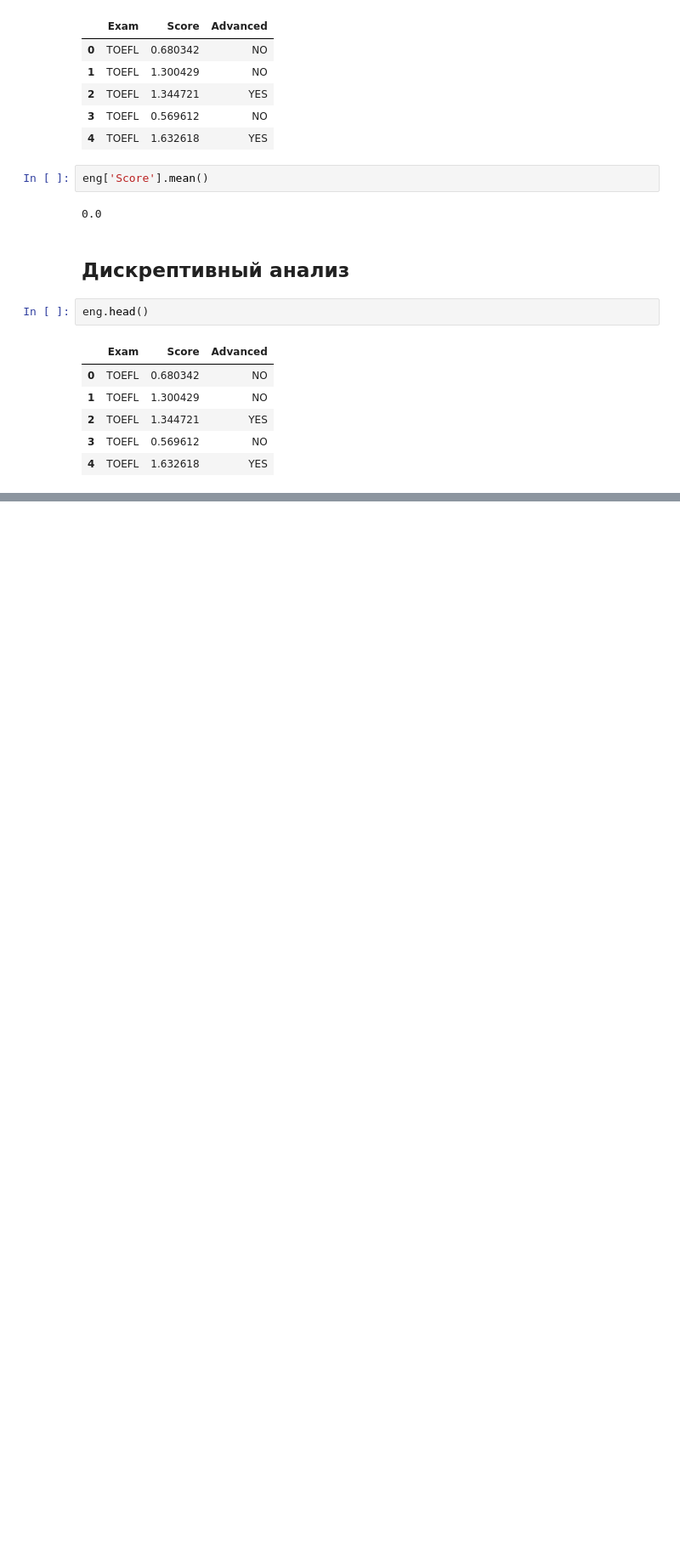
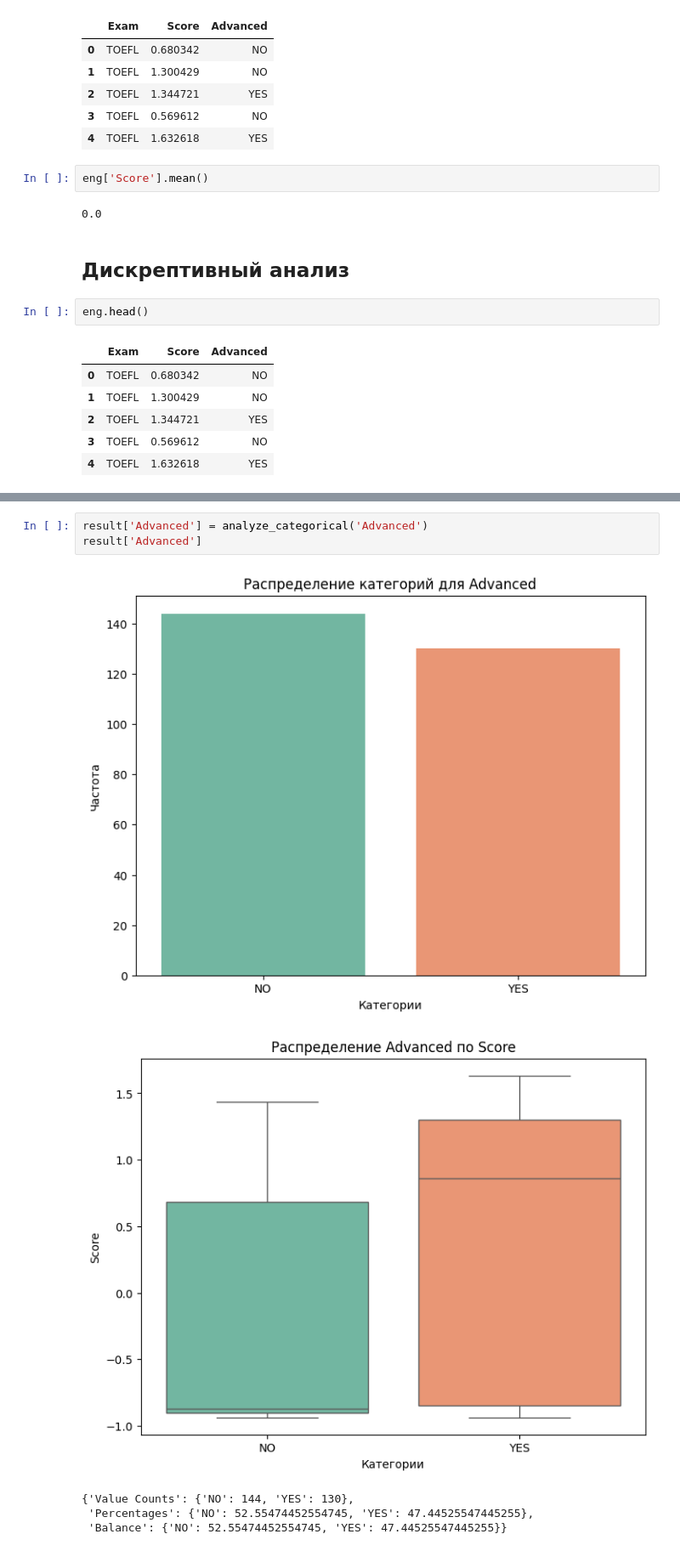
Before and after one commit to matteoxpo/DataScienceStudy, a Jupyter notebook: NSTU/DataAnalysisMethods/CGWork/CGW.ipynb, the cells around one changed output, grey strips where cells are left out. Shown at 85% size. Drawn from its saved outputs; the diff is of its cells as text; blank space fills up the shorter version.

```diff
--- a/NSTU/DataAnalysisMethods/CGWork/CGW.ipynb
+++ b/NSTU/DataAnalysisMethods/CGWork/CGW.ipynb
@@ -204,0 +307,9 @@ AndersonResult(statistic=30.415716974200052, critical_values=array([0.568, 0.647
+# %%
+result['Advanced'] = analyze_categorical('Advanced')
+result['Advanced']
+# %% [output]
+[figure, added]
+[figure, added]
+{'Value Counts': {'NO': 144, 'YES': 130},
+ 'Percentages': {'NO': 52.55474452554745, 'YES': 47.44525547445255},
+ 'Balance': {'NO': 52.55474452554745, 'YES': 47.44525547445255}}
```
Also changed, not shown: parts of 61 cells of this notebook.
